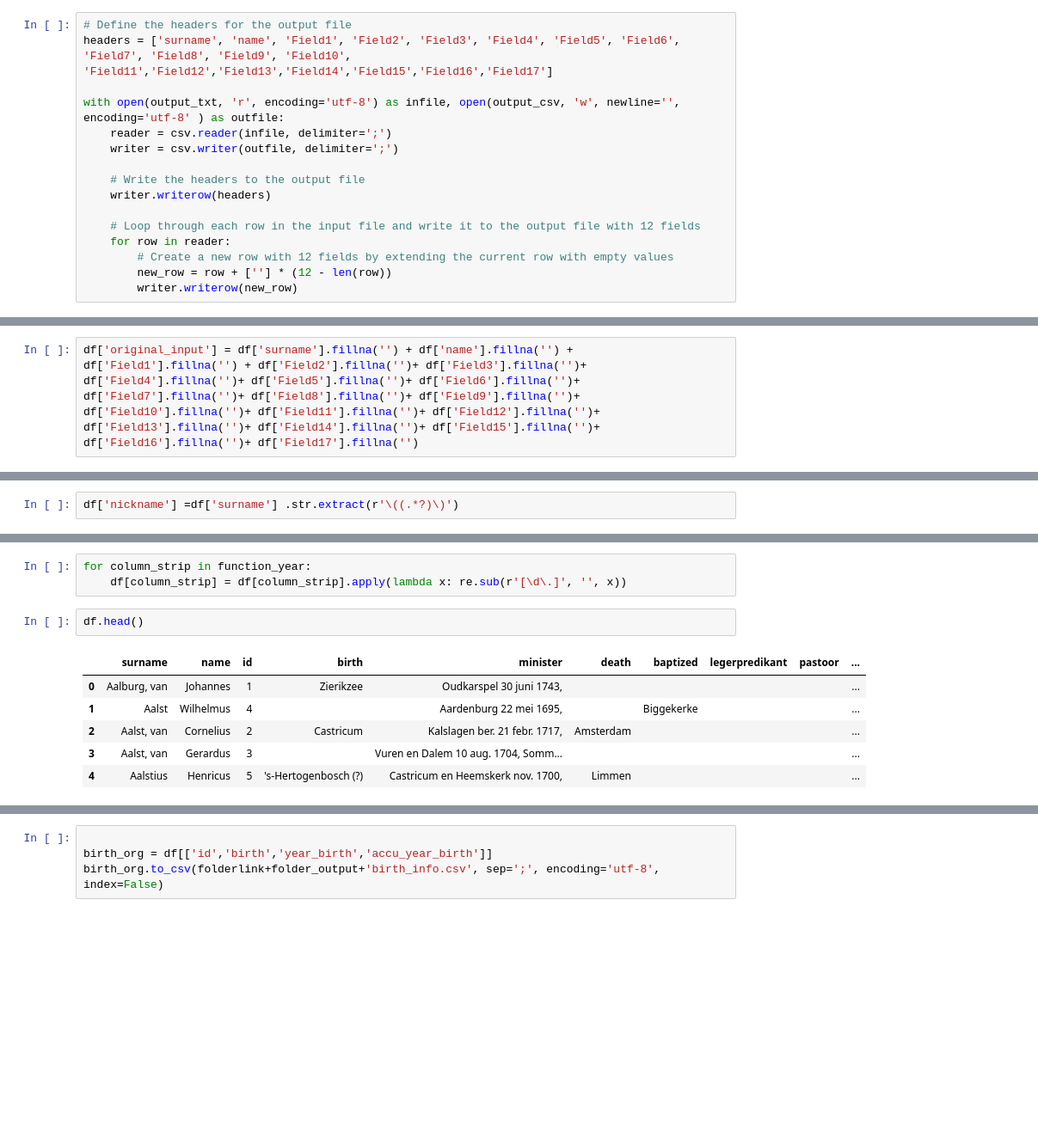
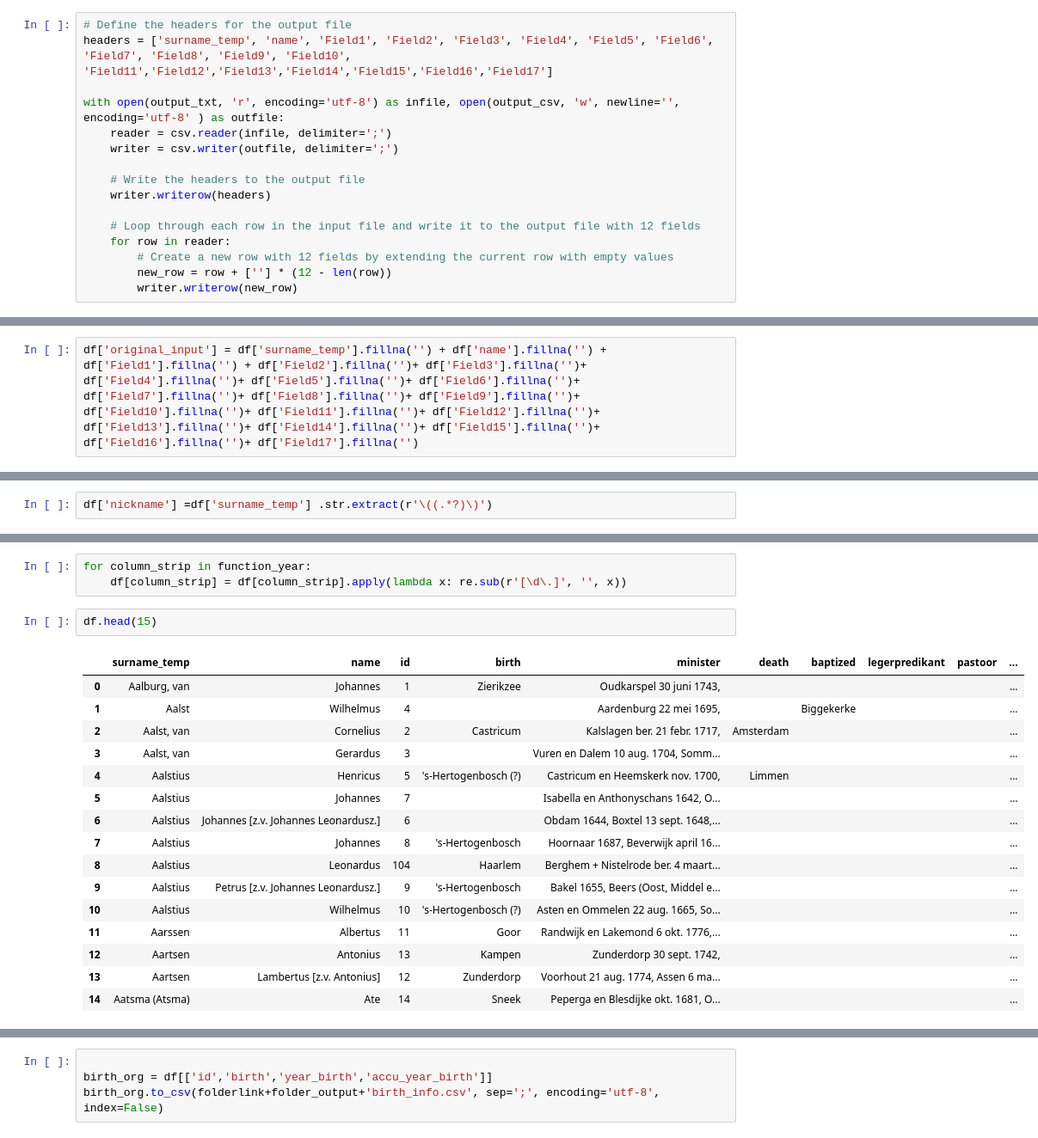
Before and after one commit to DigiDuRe/DigiDuRe, a Jupyter notebook: conversion_text_to_tables.ipynb, the cells around one changed output, grey strips where cells are left out. Shown at 86% size. Cells and saved outputs as stored; diff of their text form; blank space fills up the shorter version.

```diff
--- a/conversion_text_to_tables.ipynb
+++ b/conversion_text_to_tables.ipynb
@@ -114,7 +114,7 @@ for column in columns:
                 f.write(line)
 # %%
 # Define the headers for the output file
-headers = ['surname', 'name', 'Field1', 'Field2', 'Field3', 'Field4', 'Field5', 'Field6', 'Field7', 'Field8', 'Field9', 'Field10', 'Field11','Field12','Field13','Field14','Field15','Field16','Field17']
+headers = ['surname_temp', 'name', 'Field1', 'Field2', 'Field3', 'Field4', 'Field5', 'Field6', 'Field7', 'Field8', 'Field9', 'Field10', 'Field11','Field12','Field13','Field14','Field15','Field16','Field17']
 
 with open(output_txt, 'r', encoding='utf-8') as infile, open(output_csv, 'w', newline='', encoding='utf-8' ) as outfile:
     reader = csv.reader(infile, delimiter=';')
@@ -143,14 +143,14 @@ df['id'] = df['id'].str.replace('>', '').str.replace('<','')
 for column in columns:
     df[column] = df.apply(lambda row: row[row.astype(str).str.contains(column)].iloc[0] if any(row.astype(str).str.contains(column)) else '', axis=1)
 # %%
-df['original_input'] = df['surname'].fillna('') + df['name'].fillna('') + df['Field1'].fillna('') + df['Field2'].fillna('')+ df['Field3'].fillna('')+ df['Field4'].fillna('')+ df['Field5'].fillna('')+ df['Field6'].fillna('')+ df['Field7'].fillna('')+ df['Field8'].fillna('')+ df['Field9'].fillna('')+ df['Field10'].fillna('')+ df['Field11'].fillna('')+ df['Field12'].fillna('')+ df['Field13'].fillna('')+ df['Field14'].fillna('')+ df['Field15'].fillna('')+ df['Field16'].fillna('')+ df['Field17'].fillna('')
+df['original_input'] = df['surname_temp'].fillna('') + df['name'].fillna('') + df['Field1'].fillna('') + df['Field2'].fillna('')+ df['Field3'].fillna('')+ df['Field4'].fillna('')+ df['Field5'].fillna('')+ df['Field6'].fillna('')+ df['Field7'].fillna('')+ df['Field8'].fillna('')+ df['Field9'].fillna('')+ df['Field10'].fillna('')+ df['Field11'].fillna('')+ df['Field12'].fillna('')+ df['Field13'].fillna('')+ df['Field14'].fillna('')+ df['Field15'].fillna('')+ df['Field16'].fillna('')+ df['Field17'].fillna('')
 # %%
 for column in columns:
     df[column] = df[column].str.replace(column, '')
 # %%
 df['name_info_familiy'] =df['name'] .str.extract(r'\[(.*?)\]')
 # %%
-df['nickname'] =df['surname'] .str.extract(r'\((.*?)\)')
+df['nickname'] =df['surname_temp'] .str.extract(r'\((.*?)\)')
 # %%
 columns_rename = {
     'Geb.': 'birth',
@@ -285,11 +279,21 @@ for column_strip in function_year:
 for column_strip in function_year:
     df[column_strip] = df[column_strip].apply(lambda x: re.sub(r'[\d\.]', '', x))
 # %%
-df.head()
+df.head(15)
 # %% [output]
-|  | surname | name | id | birth | minister | death | baptized | legerpredikant | pastoor | ... |
+|  | surname_temp | name | id | birth | minister | death | baptized | legerpredikant | pastoor | ... |
 | 0 | Aalburg, van | Johannes | 1 | Zierikzee | Oudkarspel 30 juni 1743, |  |  |  |  | ... |
 | 1 | Aalst | Wilhelmus | 4 |  | Aardenburg 22 mei 1695, |  | Biggekerke |  |  | ... |
 | 2 | Aalst, van | Cornelius | 2 | Castricum | Kalslagen ber. 21 febr. 1717, | Amsterdam |  |  |  | ... |
 | 3 | Aalst, van | Gerardus | 3 |  | Vuren en Dalem 10 aug. 1704, Somm... |  |  |  |  | ... |
 | 4 | Aalstius | Henricus | 5 | 's-Hertogenbosch (?) | Castricum en Heemskerk nov. 1700, | Limmen |  |  |  | ... |
+| 5 | Aalstius | Johannes | 7 |  | Isabella en Anthonyschans 1642, O... |  |  |  |  | ... |
+| 6 | Aalstius | Johannes [z.v. Johannes Leonardusz.] | 6 |  | Obdam 1644, Boxtel 13 sept. 1648,... |  |  |  |  | ... |
+| 7 | Aalstius | Johannes | 8 | 's-Hertogenbosch | Hoornaar 1687, Beverwijk april 16... |  |  |  |  | ... |
+| 8 | Aalstius | Leonardus | 104 | Haarlem | Berghem + Nistelrode ber. 4 maart... |  |  |  |  | ... |
+| 9 | Aalstius | Petrus [z.v. Johannes Leonardusz.] | 9 | 's-Hertogenbosch | Bakel 1655, Beers (Oost, Middel e... |  |  |  |  | ... |
+| 10 | Aalstius | Wilhelmus | 10 | 's-Hertogenbosch (?) | Asten en Ommelen 22 aug. 1665, So... |  |  |  |  | ... |
+| 11 | Aarssen | Albertus | 11 | Goor | Randwijk en Lakemond 6 okt. 1776,... |  |  |  |  | ... |
+| 12 | Aartsen | Antonius | 13 | Kampen | Zunderdorp 30 sept. 1742, |  |  |  |  | ... |
+| 13 | Aartsen | Lambertus [z.v. Antonius] | 12 | Zunderdorp | Voorhout 21 aug. 1774, Assen 6 ma... |  |  |  |  | ... |
+| 14 | Aatsma (Atsma) | Ate | 14 | Sneek | Peperga en Blesdijke okt. 1681, O... |  |  |  |  | ... |
```
Also changed, not shown: parts of 18 cells of this notebook.
